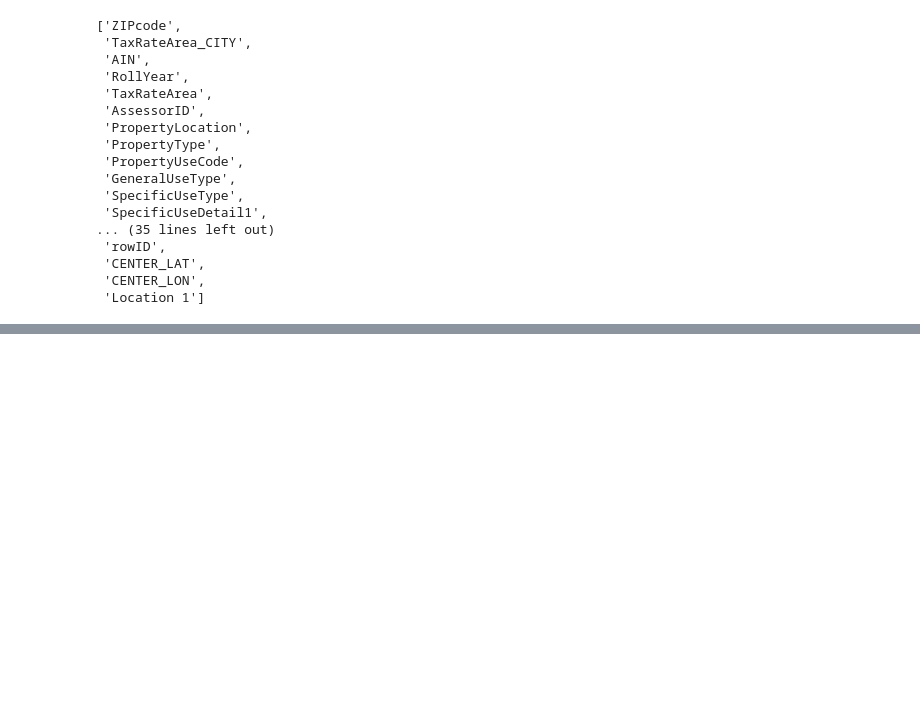
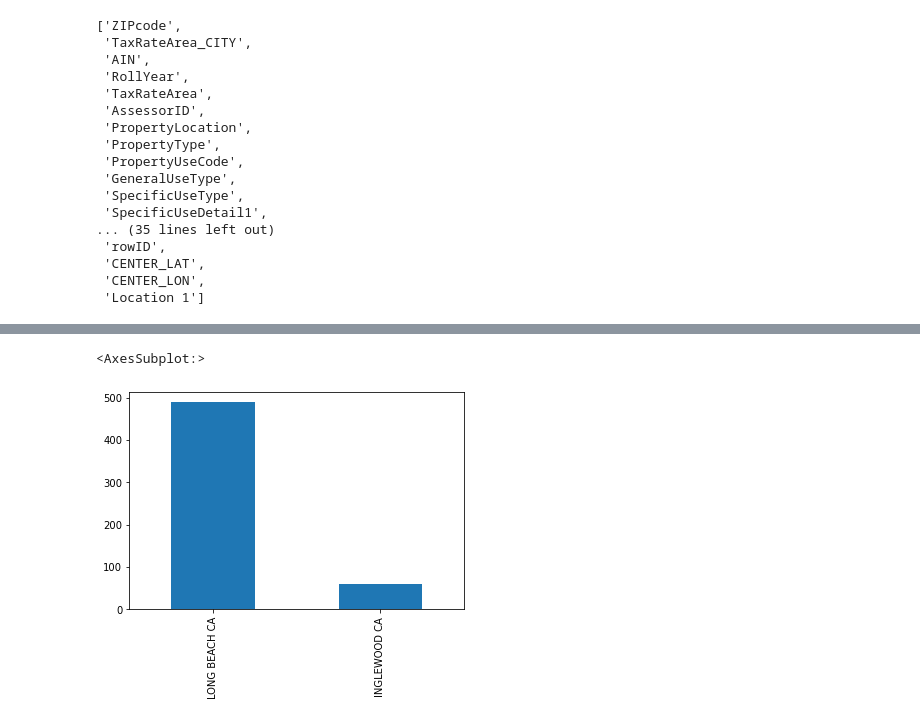
Before and after one commit to 369Eli/project_01, a Jupyter notebook: analysis.ipynb, the cells around one changed output, grey strips where cells are left out. Saved outputs shown, nothing was run; the diff lists cells and outputs as text; code cells hidden in the pictures; blank space fills up the shorter version.

```diff
--- a/analysis.ipynb
+++ b/analysis.ipynb
@@ -96,0 +131,4 @@ filtered_df
+# %%
+filtered_df = filtered_df.sort_values(by='pricepersqft', ascending=False)
+filtered_df.head(25)
+# result = df.sort(['A', 'B'], ascending=[1, 0])
@@ -96,0 +181,2 @@ filtered_df
+# %%
+filtered_df['ZIPcode5'] = filtered_df['ZIPcode5'].astype('int')
@@ -96,0 +210,5 @@ filtered_df
+# %%
+filtered_df['City'].value_counts().plot(kind='bar')
+# %% [output]
+<AxesSubplot:>
+[figure, added]
```
Also changed, not shown: parts of 17 cells of this notebook, 4 other files.
